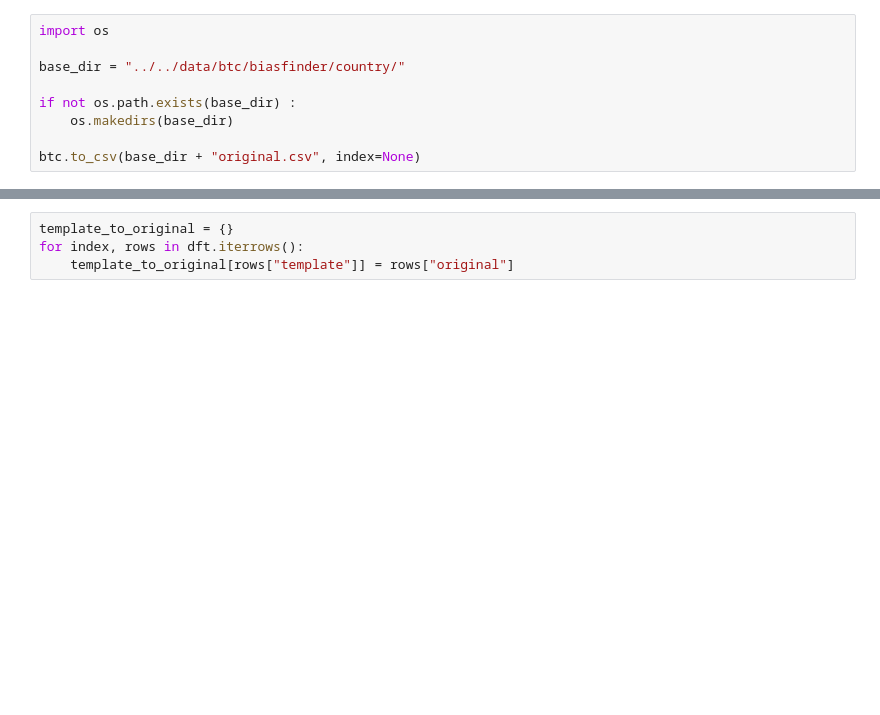
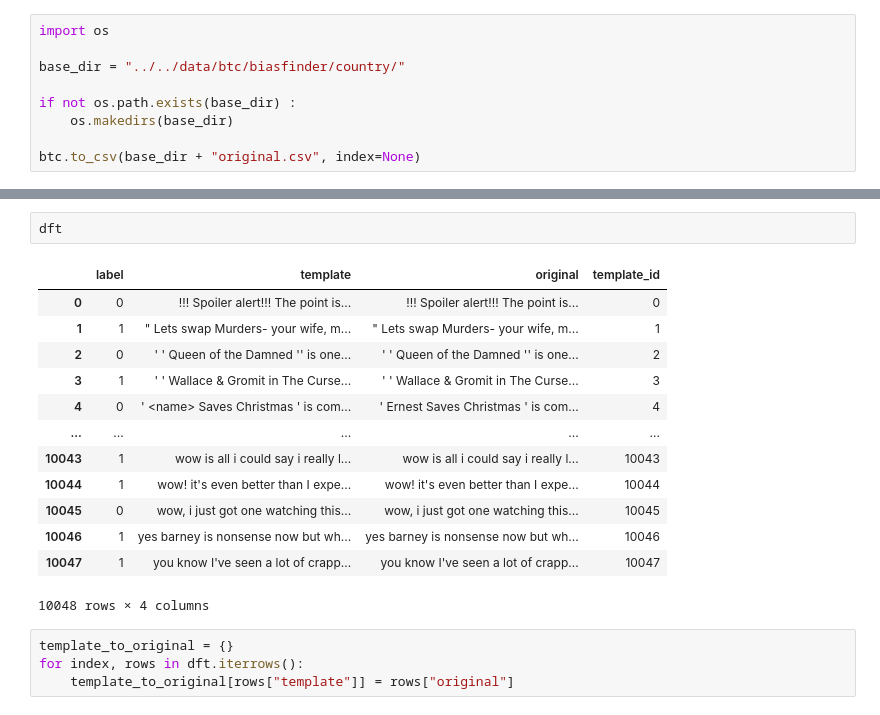
Before and after one commit to soarsmu/BiasFinder, a Jupyter notebook: codes/country-of-origin/BTC-Country-of-Origin.ipynb, the cells around one changed output, grey strips where cells are left out. Cells and saved outputs as stored; diff of their text form; blank space fills up the shorter version.

```diff
--- a/codes/country-of-origin/BTC-Country-of-Origin.ipynb
+++ b/codes/country-of-origin/BTC-Country-of-Origin.ipynb
@@ -284,4 +285,20 @@ btc
 18182 rows × 7 columns
+# %%
+dft
+# %% [output]
+|  | label | template | original | template_id |
+| 0 | 0 | !!! Spoiler alert!!! The point is... | !!! Spoiler alert!!! The point is... | 0 |
+| 1 | 1 | " Lets swap Murders- your wife, m... | " Lets swap Murders- your wife, m... | 1 |
+| 2 | 0 | ' ' Queen of the Damned '' is one... | ' ' Queen of the Damned '' is one... | 2 |
+| 3 | 1 | ' ' Wallace & Gromit in The Curse... | ' ' Wallace & Gromit in The Curse... | 3 |
+| 4 | 0 | ' <name> Saves Christmas ' is com... | ' Ernest Saves Christmas ' is com... | 4 |
+| ... | ... | ... | ... | ... |
+| 10043 | 1 | wow is all i could say i really l... | wow is all i could say i really l... | 10043 |
+| 10044 | 1 | wow! it's even better than I expe... | wow! it's even better than I expe... | 10044 |
+| 10045 | 0 | wow, i just got one watching this... | wow, i just got one watching this... | 10045 |
+| 10046 | 1 | yes barney is nonsense now but wh... | yes barney is nonsense now but wh... | 10046 |
+| 10047 | 1 | you know I've seen a lot of crapp... | you know I've seen a lot of crapp... | 10047 |
+10048 rows × 4 columns
 # %%
 template_to_original = {}
 for index, rows in dft.iterrows():
```
Also changed, not shown: parts of 9 cells of this notebook, 5 other files.
